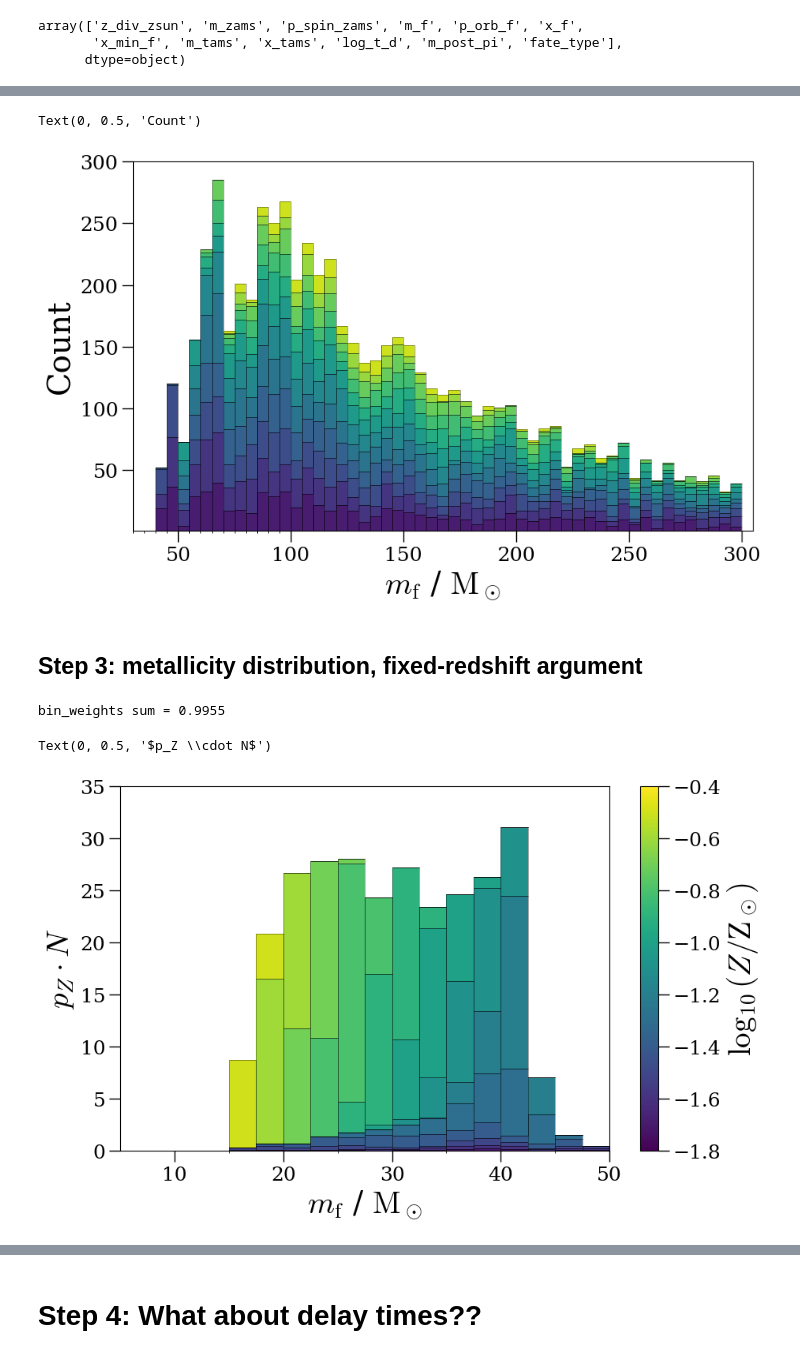
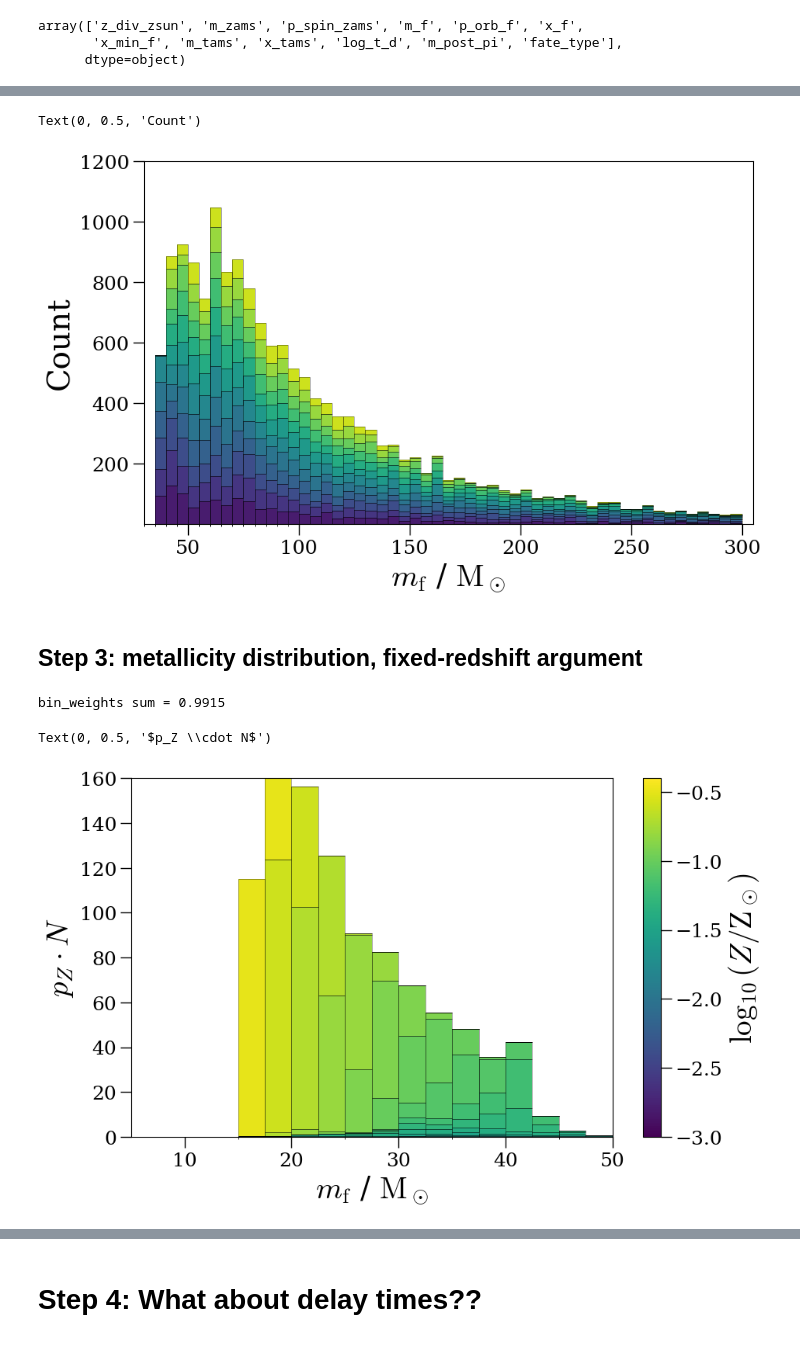
Before and after one commit to LucasMDeSa/35peak_che, a Jupyter notebook: publication_notebooks/01_StepByStep_MassDistribution.ipynb, the cells around one changed output, grey strips where cells are left out. Saved outputs shown, nothing was run; the diff lists cells and outputs as text; code cells hidden in the pictures.

```diff
--- a/publication_notebooks/01_StepByStep_MassDistribution.ipynb
+++ b/publication_notebooks/01_StepByStep_MassDistribution.ipynb
@@ -257,7 +257,7 @@ def plot_logtd_panels(td_tracks, he4_onset=HE4_ONSET,
 # %% [markdown]
 ## Step 2: IMF X CHE WINDOW, fixed-metallicity argument
 # %%
-sample_df_path = DATA_DIR / "ip_pop_minz0.0005_maxz1.0_res1e+08_interpolator_00fiducial_df.h5"
+sample_df_path = DATA_DIR / "ip_pop_minz0.0005_maxz1.0_res1e+08_interpolator_00_fiducial_df.h5"
 sample00_df = pd.read_hdf(sample_df_path, key='df')
 # %%
 sample00_df.columns.values
@@ -546,7 +567,7 @@ for i, (log_z_div_zsun_ledge, log_z_div_zsun_uedge) in enumerate(zip(log_z_div_z
     bottom += counts
 
 #ax.set_yscale('log')
-ax.set_ylim(1e0, 300)
+ax.set_ylim(1e0, 1200)
 ax.set_xticks(np.arange(10, 100, 5), minor=True)
 ax.set_xlim(30, 305)
 ax.set_xlabel(r'$m_\mathrm{f}$ / $\mathrm{M}_\odot$')
@@ -554,7 +575,7 @@ ax.set_ylabel('Count')
 #ax.grid(True, which='both', axis='x', ls='-', alpha=1, color='black', lw=0.3)
 # %% [output]
 Text(0, 0.5, 'Count')
-[figure, old version]
+[figure, new version]
 # %% [markdown]
 ## Step 3: metallicity distribution, fixed-redshift argument
 # %%
@@ -569,8 +590,7 @@ from src.merger_rates import (
 from scipy.stats import gaussian_kde
 
 # ── shared settings ───────────────────────────────────────────────────────────
-Z_EVAL    = 3.
-log_z_min, log_z_max = -1.8, -0.4
+log_z_min, log_z_max = -3, -0.4
 log_z_div_zsun_edges = np.arange(log_z_min, log_z_max + 0.05, 0.1)   # 14 bins
 m_f_bins  = np.arange(15, 105, 2.5)
 figsize   = (10, 6)
@@ -597,33 +617,33 @@ print(f'bin_weights sum = {bin_weights.sum():.4f}')
 fig, ax   = plt.subplots(figsize=figsize, dpi=dpi)
 bin_width = m_f_bins[1] - m_f_bins[0]
 mf_ctr    = 0.5*(m_f_bins[:-1] + m_f_bins[1:])
 bottom    = np.zeros(len(mf_ctr))
 
 for i, (ledge, uedge) in enumerate(zip(log_z_div_zsun_edges[:-1], log_z_div_zsun_edges[1:])):
     color = cmap(i / (len(log_z_div_zsun_edges) - 1))
     mask  = ( (sample00_df['z_div_zsun'] >= 10**ledge) &
               (sample00_df['z_div_zsun'] <  10**uedge) &
               ~np.isnan(sample00_df[MASS_COL]) &
               (sample00_df['log_t_d'] < 13.7) )
     counts, _ = np.histogram(sample00_df.loc[mask, MASS_COL], bins=m_f_bins)
     wcounts   = counts * bin_weights[i]
     ax.bar(mf_ctr, wcounts, width=bin_width, bottom=bottom, facecolor=color, align='center')
     ax.bar(mf_ctr, wcounts, width=bin_width, bottom=bottom,
            edgecolor='black', facecolor='none', alpha=0.5, lw=0.5, align='center')
     bottom += wcounts
 
 norm_cbar = Normalize(vmin=log_z_min, vmax=log_z_max)
 sm = ScalarMappable(cmap=cmap, norm=norm_cbar)
 sm.set_array([])
 cbar = fig.colorbar(sm, ax=ax)
 cbar.set_label(r'$\log_{10}(Z/\mathrm{Z}_\odot)$')
 
 ax.set_xlim(5, 50.)
-ax.set_ylim(0, 35)
+ax.set_ylim(0, 160)
 ax.set_xticks(np.arange(15, 50, 5), minor=True)
 ax.set_xlabel(MASS_LABEL)
 ax.set_ylabel(r'$p_Z \cdot N$')
 # %% [output]
-bin_weights sum = 0.9955
+bin_weights sum = 0.9915
 Text(0, 0.5, '$p_Z \\cdot N$')
-[figure, old version]
+[figure, new version]
```
Also changed, not shown: parts of 16 cells of this notebook, 1 other file.
